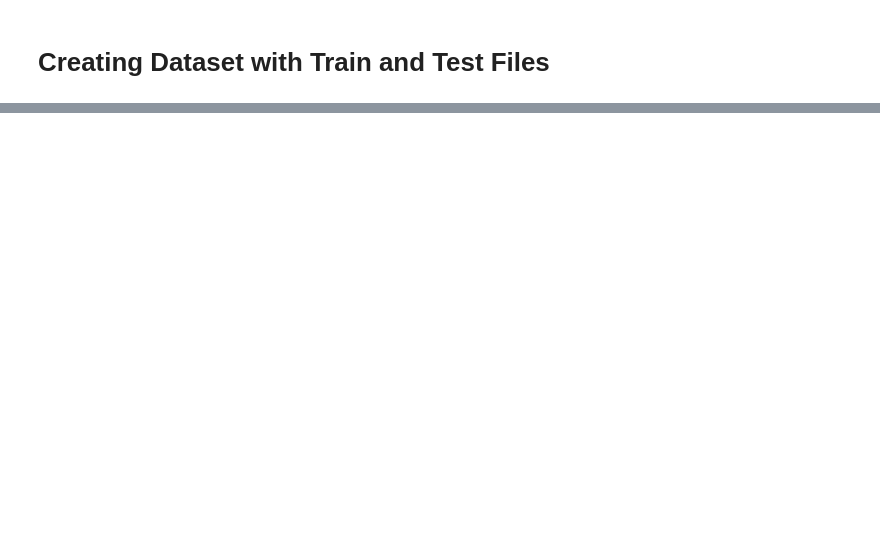
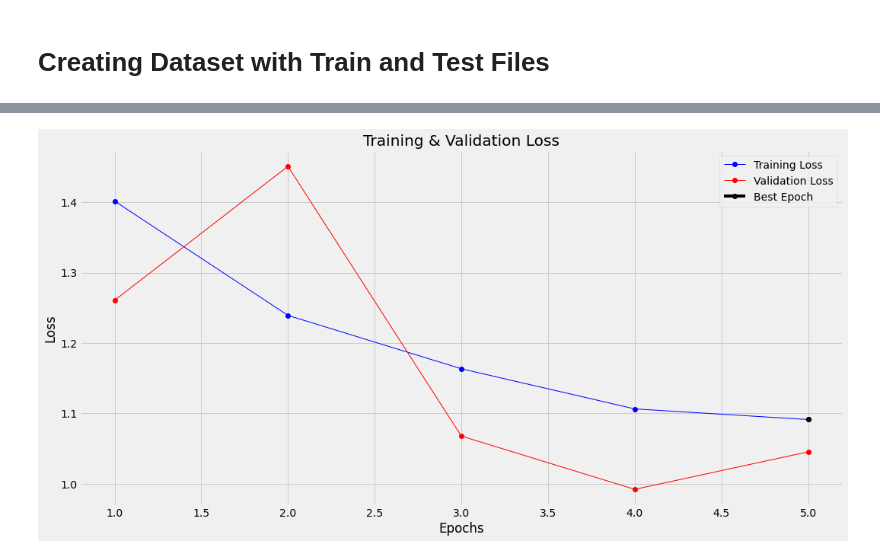
Before and after one commit to hubertrykala93/eye-diseases-image-classification, a Jupyter notebook: eye_diseases_image_classification.ipynb, the cells around one changed output, grey strips where cells are left out. Cells and saved outputs as stored; diff of their text form; code cells hidden in the pictures; blank space fills up the shorter version.

```diff
--- a/eye_diseases_image_classification.ipynb
+++ b/eye_diseases_image_classification.ipynb
@@ -272,0 +345,14 @@ create_sets(directories=directories_from_copy)
+# %%
+model = Sequential(layers=[
+    Conv2D(filters=32, kernel_size=(3, 3), input_shape=(150, 150, 3), activation='relu'),
+    MaxPooling2D(pool_size=(2, 2)),
+    Conv2D(filters=64, kernel_size=(3, 3), activation='relu'),
+    MaxPooling2D(pool_size=(2, 2)),
+    Conv2D(filters=128, kernel_size=(3, 3), activation='relu'),
+    MaxPooling2D(pool_size=(2, 2)),
+    Conv2D(filters=128, kernel_size=(3, 3), activation='relu'),
+    MaxPooling2D(pool_size=(2, 2)),
+    Flatten(),
+    Dense(units=512, activation='relu'),
+    Dense(units=4, activation='softmax')
+])
@@ -272,0 +379,4 @@ create_sets(directories=directories_from_copy)
+# %%
+model.compile(optimizer='rmsprop', loss='categorical_crossentropy', metrics=['accuracy', AUC()])
+# %%
+history = model.fit_generator(generator=train_generator, epochs=5, verbose=1, validation_data=validation_generator)
@@ -272,0 +394,21 @@ create_sets(directories=directories_from_copy)
+# %%
+def loss_plot(hist):
+    epochs = list(range(1, len(hist.history['loss']) + 1))
+    loss = history.history['loss']
+
+    loss_mapping = dict(zip(epochs, loss))
+
+    x, y = min(loss_mapping.items(), key=lambda x: x[1])
+
+    plt.plot(epochs, hist.history['loss'], marker='o', linewidth=1, label='Training Loss', color='blue')
+    plt.plot(epochs, hist.history['val_loss'], marker='o', linewidth=1, label='Validation Loss', color='red')
+    plt.plot(x, y, marker='o', label='Best Epoch', color='black')
+    plt.title(label='Training & Validation Loss')
+    plt.legend(loc='best')
+    plt.xlabel(xlabel='Epochs')
+    plt.ylabel(ylabel='Loss')
+    plt.show()
+# %%
+loss_plot(hist=history)
+# %% [output]
+[figure, added]
```
Also changed, not shown: parts of 23 cells of this notebook.
